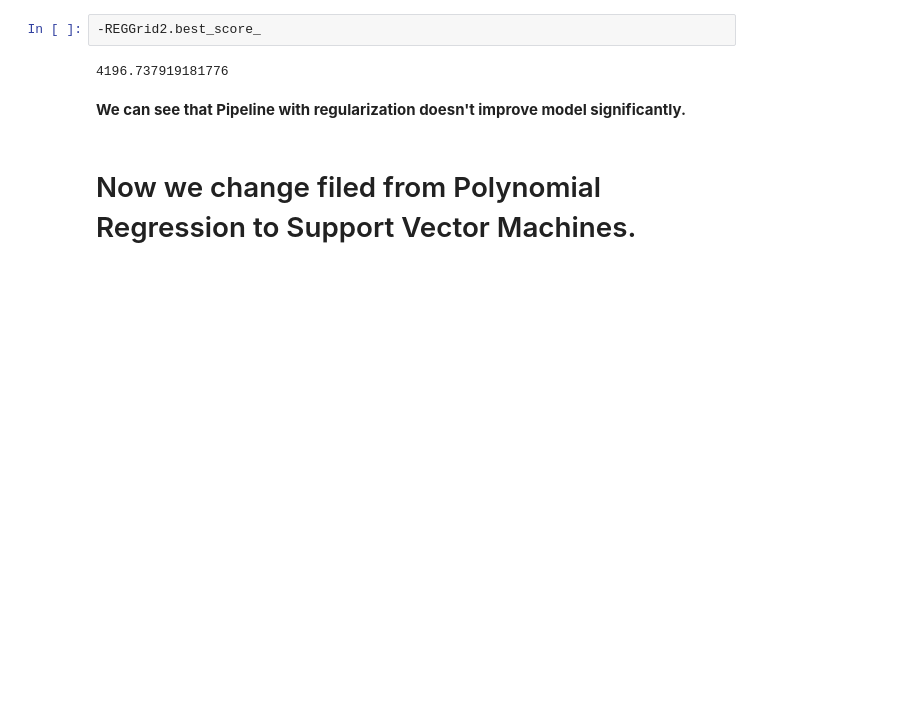
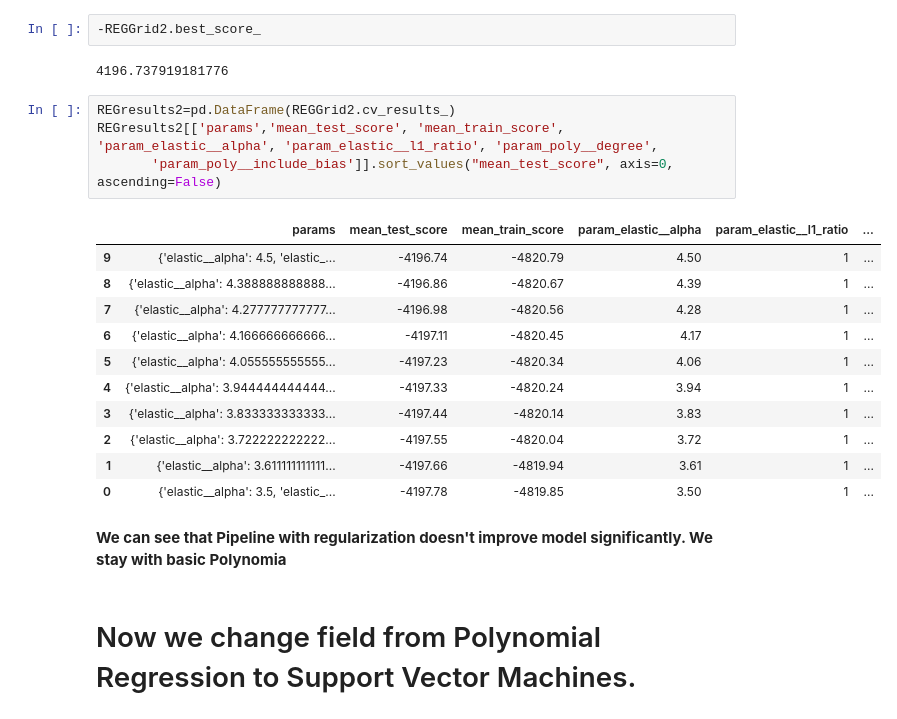
Before and after one commit to adamxszczepanski/SQL-and-ML-Projects, a Jupyter notebook: InsurancePrediction -1 ML model/Insurance prediction project ML.ipynb, the cells around one changed output. Cells and saved outputs as stored; diff of their text form; blank space fills up the shorter version.

```diff
--- a/InsurancePrediction -1 ML model/Insurance prediction project ML.ipynb
+++ b/InsurancePrediction -1 ML model/Insurance prediction project ML.ipynb
@@ -796,7 +827,23 @@ REGGrid2.best_params_
 -REGGrid2.best_score_
 # %% [output]
 4196.737919181776
+# %%
+REGresults2=pd.DataFrame(REGGrid2.cv_results_)
+REGresults2[['params','mean_test_score', 'mean_train_score', 'param_elastic__alpha', 'param_elastic__l1_ratio', 'param_poly__degree',
+       'param_poly__include_bias']].sort_values("mean_test_score", axis=0, ascending=False)
+# %% [output]
+|  | params | mean_test_score | mean_train_score | param_elastic__alpha | param_elastic__l1_ratio | ... |
+| 9 | {'elastic__alpha': 4.5, 'elastic_... | -4196.74 | -4820.79 | 4.50 | 1 | ... |
+| 8 | {'elastic__alpha': 4.388888888888... | -4196.86 | -4820.67 | 4.39 | 1 | ... |
+| 7 | {'elastic__alpha': 4.277777777777... | -4196.98 | -4820.56 | 4.28 | 1 | ... |
+| 6 | {'elastic__alpha': 4.166666666666... | -4197.11 | -4820.45 | 4.17 | 1 | ... |
+| 5 | {'elastic__alpha': 4.055555555555... | -4197.23 | -4820.34 | 4.06 | 1 | ... |
+| 4 | {'elastic__alpha': 3.944444444444... | -4197.33 | -4820.24 | 3.94 | 1 | ... |
+| 3 | {'elastic__alpha': 3.833333333333... | -4197.44 | -4820.14 | 3.83 | 1 | ... |
+| 2 | {'elastic__alpha': 3.722222222222... | -4197.55 | -4820.04 | 3.72 | 1 | ... |
+| 1 | {'elastic__alpha': 3.611111111111... | -4197.66 | -4819.94 | 3.61 | 1 | ... |
+| 0 | {'elastic__alpha': 3.5, 'elastic_... | -4197.78 | -4819.85 | 3.50 | 1 | ... |
 # %% [markdown]
-**We can see that Pipeline with regularization doesn't improve model significantly.**
+**We can see that Pipeline with regularization doesn't improve model significantly. We stay with basic Polynomia**
 # %% [markdown]
-# Now we change filed from Polynomial Regression to Support Vector Machines.
+# Now we change field from Polynomial Regression to Support Vector Machines.
```
Also changed, not shown: parts of 6 cells of this notebook.
